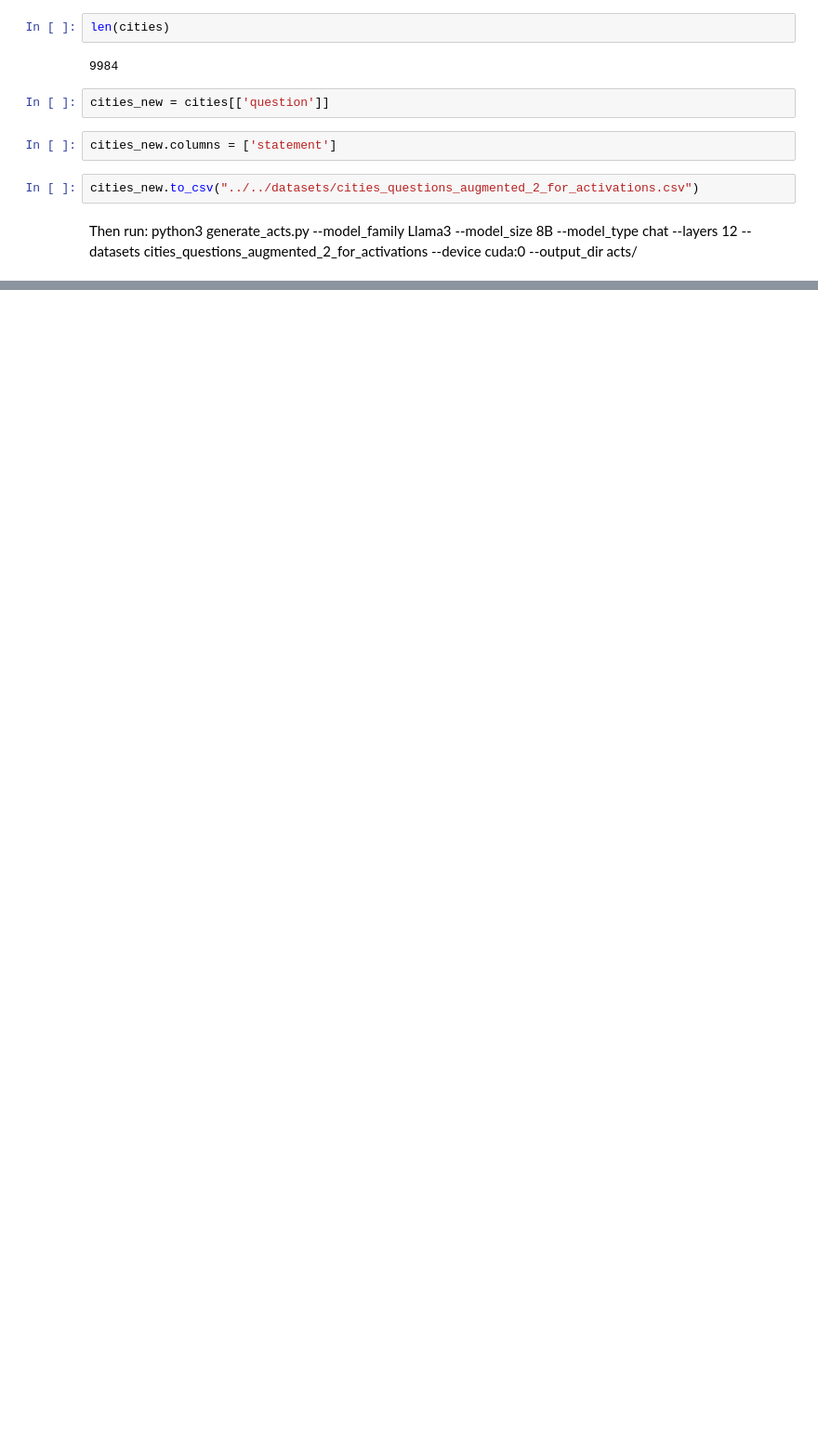
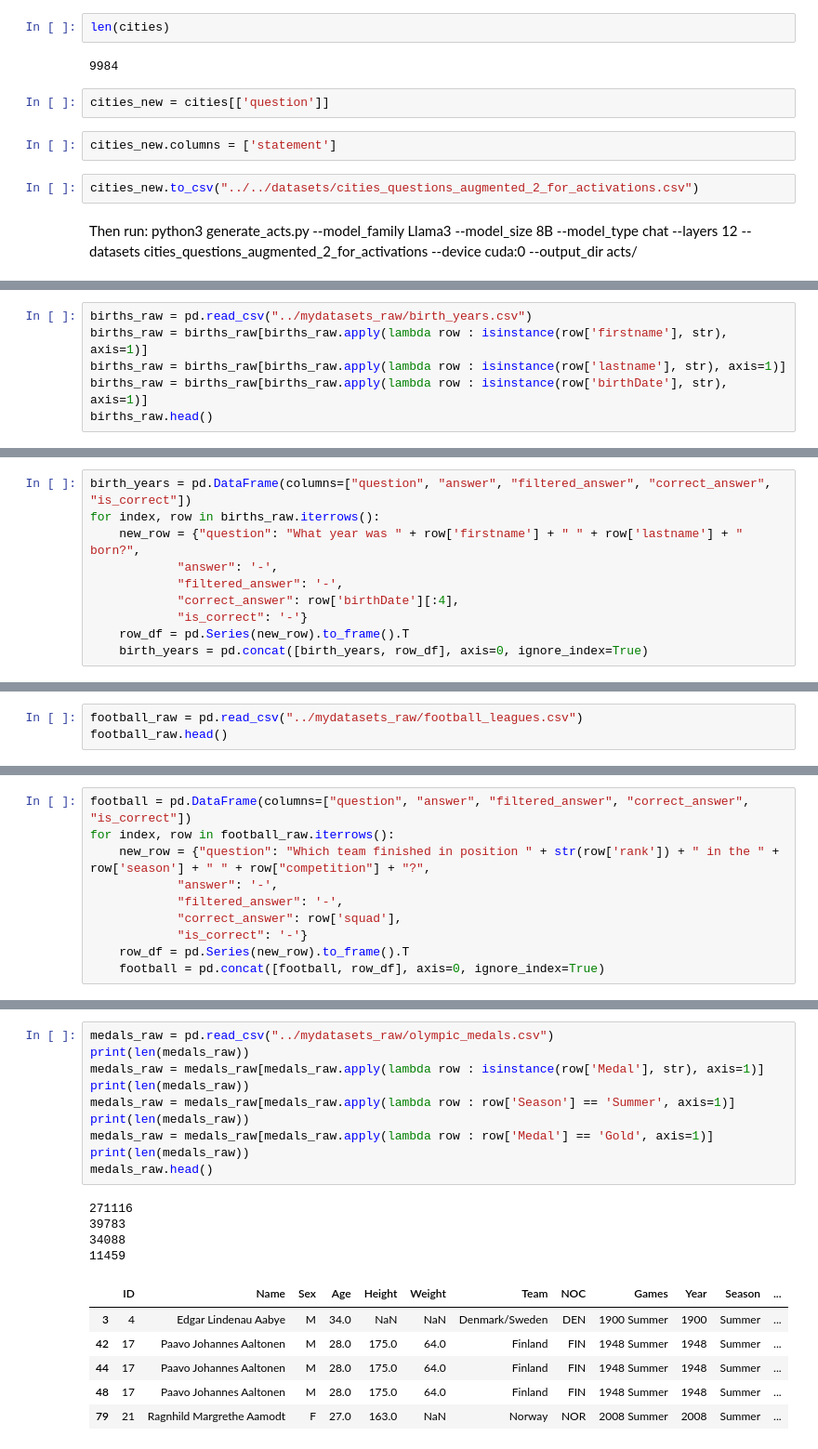
Before and after one commit to ivanvmoreno/correctness-model-internals, a Jupyter notebook: notebooks/generate_datasets.ipynb, the cells around one changed output, grey strips where cells are left out. Shown: that part at 93% size. Drawn from its saved outputs; the diff is of its cells as text; blank space fills up the shorter version.

```diff
--- a/notebooks/generate_datasets.ipynb
+++ b/notebooks/generate_datasets.ipynb
@@ -97,0 +136,6 @@ python3 generate_acts.py --model_family Llama3 --model_size 8B --model_type chat
+# %%
+births_raw = pd.read_csv("../mydatasets_raw/birth_years.csv")
+births_raw = births_raw[births_raw.apply(lambda row : isinstance(row['firstname'], str), axis=1)]
+births_raw = births_raw[births_raw.apply(lambda row : isinstance(row['lastname'], str), axis=1)]
+births_raw = births_raw[births_raw.apply(lambda row : isinstance(row['birthDate'], str), axis=1)]
+births_raw.head()
@@ -97,0 +149,10 @@ python3 generate_acts.py --model_family Llama3 --model_size 8B --model_type chat
+# %%
+birth_years = pd.DataFrame(columns=["question", "answer", "filtered_answer", "correct_answer", "is_correct"])
+for index, row in births_raw.iterrows():
+    new_row = {"question": "What year was " + row['firstname'] + " " + row['lastname'] + " born?",
+            "answer": '-',
+            "filtered_answer": '-',
+            "correct_answer": row['birthDate'][:4],
+            "is_correct": '-'}
+    row_df = pd.Series(new_row).to_frame().T
+    birth_years = pd.concat([birth_years, row_df], axis=0, ignore_index=True)
@@ -97,0 +172,3 @@ python3 generate_acts.py --model_family Llama3 --model_size 8B --model_type chat
+# %%
+football_raw = pd.read_csv("../mydatasets_raw/football_leagues.csv")
+football_raw.head()
@@ -97,0 +183,10 @@ python3 generate_acts.py --model_family Llama3 --model_size 8B --model_type chat
+# %%
+football = pd.DataFrame(columns=["question", "answer", "filtered_answer", "correct_answer", "is_correct"])
+for index, row in football_raw.iterrows():
+    new_row = {"question": "Which team finished in position " + str(row['rank']) + " in the " + row['season'] + " " + row["competition"] + "?",
+            "answer": '-',
+            "filtered_answer": '-',
+            "correct_answer": row['squad'],
+            "is_correct": '-'}
+    row_df = pd.Series(new_row).to_frame().T
+    football = pd.concat([football, row_df], axis=0, ignore_index=True)
@@ -97,0 +206,21 @@ python3 generate_acts.py --model_family Llama3 --model_size 8B --model_type chat
+# %%
+medals_raw = pd.read_csv("../mydatasets_raw/olympic_medals.csv")
+print(len(medals_raw))
+medals_raw = medals_raw[medals_raw.apply(lambda row : isinstance(row['Medal'], str), axis=1)]
+print(len(medals_raw))
+medals_raw = medals_raw[medals_raw.apply(lambda row : row['Season'] == 'Summer', axis=1)]
+print(len(medals_raw))
+medals_raw = medals_raw[medals_raw.apply(lambda row : row['Medal'] == 'Gold', axis=1)]
+print(len(medals_raw))
+medals_raw.head()
+# %% [output]
+271116
+39783
+34088
+11459
+|  | ID | Name | Sex | Age | Height | Weight | Team | NOC | Games | Year | Season | ... |
+| 3 | 4 | Edgar Lindenau Aabye | M | 34.0 | NaN | NaN | Denmark/Sweden | DEN | 1900 Summer | 1900 | Summer | ... |
+| 42 | 17 | Paavo Johannes Aaltonen | M | 28.0 | 175.0 | 64.0 | Finland | FIN | 1948 Summer | 1948 | Summer | ... |
+| 44 | 17 | Paavo Johannes Aaltonen | M | 28.0 | 175.0 | 64.0 | Finland | FIN | 1948 Summer | 1948 | Summer | ... |
+| 48 | 17 | Paavo Johannes Aaltonen | M | 28.0 | 175.0 | 64.0 | Finland | FIN | 1948 Summer | 1948 | Summer | ... |
+| 79 | 21 | Ragnhild Margrethe Aamodt | F | 27.0 | 163.0 | NaN | Norway | NOR | 2008 Summer | 2008 | Summer | ... |
```
Also changed, not shown: parts of 19 cells of this notebook, 6 other files.
